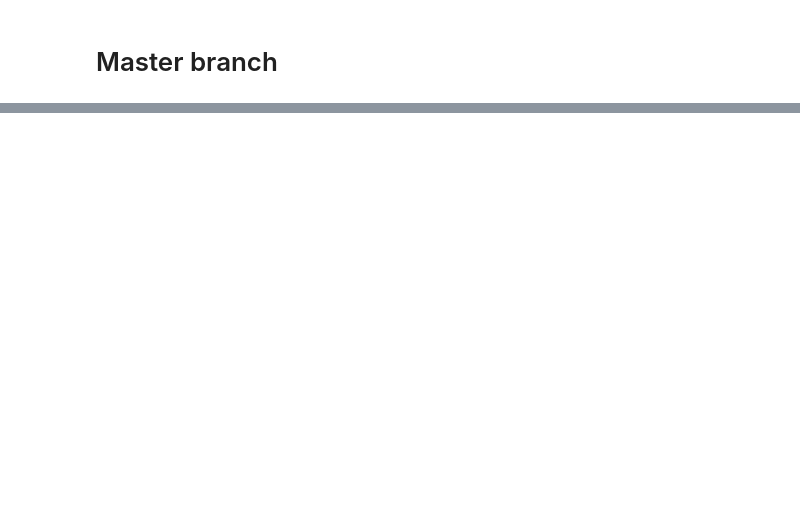
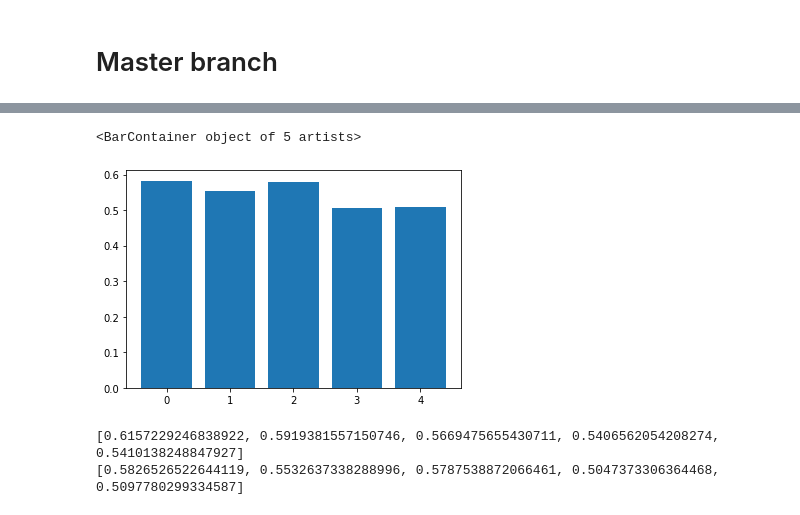
Before and after one commit to BrandonThaiTran/stressed_emotion, a Jupyter notebook: code/models.ipynb, the cells around one changed output, grey strips where cells are left out. Cells and saved outputs as stored; diff of their text form; code cells hidden in the pictures; blank space fills up the shorter version.

```diff
--- a/code/models.ipynb
+++ b/code/models.ipynb
@@ -456,0 +608,11 @@ RuntimeError: Given groups=1, weight of size [32, 40, 2], expected input[8, 750,
+# %%
+plt.bar(range(5),uar)
+# %% [output]
+<BarContainer object of 5 artists>
+[figure, added]
+# %%
+print(acc)
+print(uar)
+# %% [output]
+[0.6157229246838922, 0.5919381557150746, 0.5669475655430711, 0.5406562054208274, 0.5410138248847927]
+[0.5826526522644119, 0.5532637338288996, 0.5787538872066461, 0.5047373306364468, 0.5097780299334587]
```
Also changed, not shown: parts of 22 cells of this notebook.
